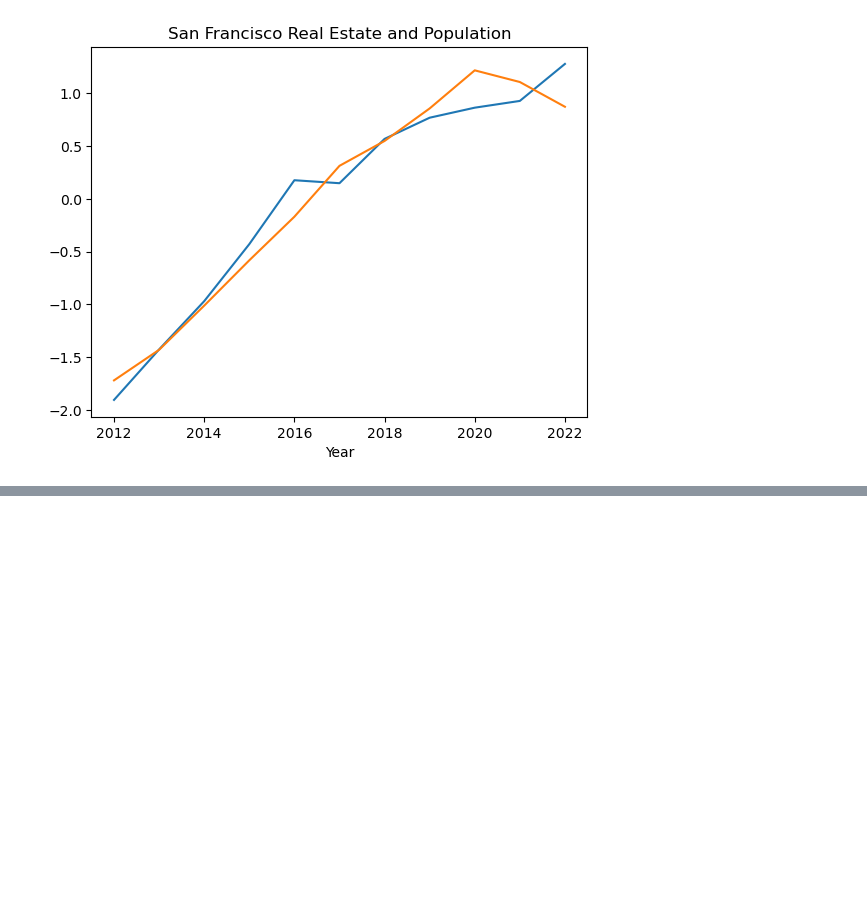
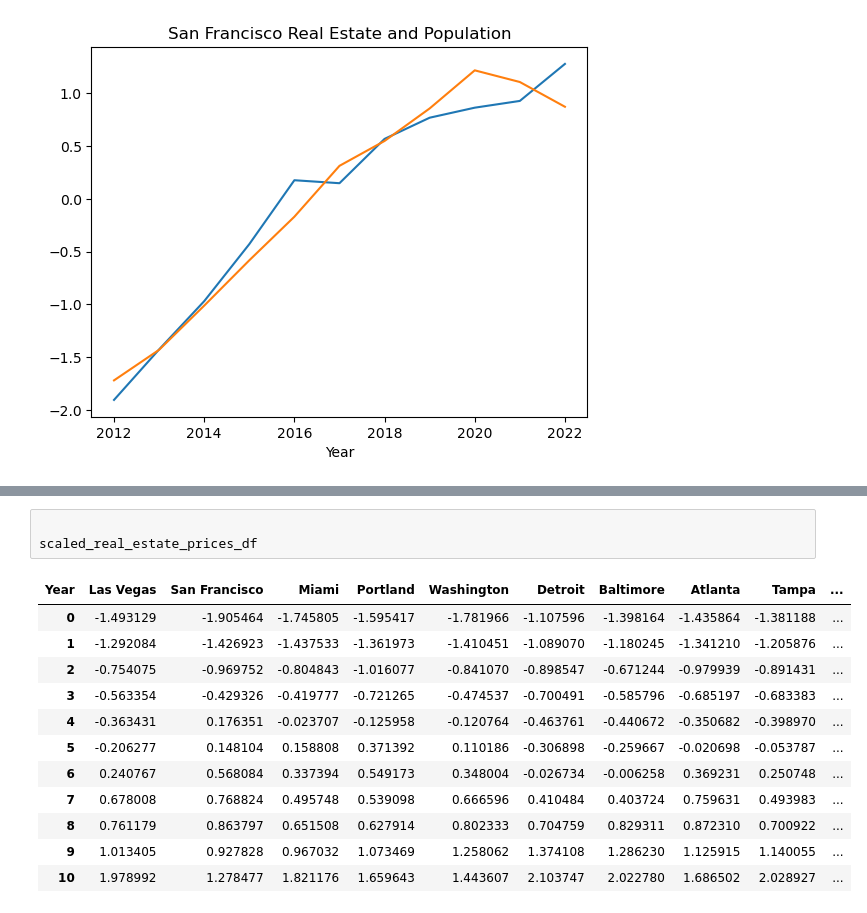
Before and after one commit to MWatkins87/Class_Project_Group_5, a Jupyter notebook: michael_sheridan.ipynb, the cells around one changed output, grey strips where cells are left out. Saved outputs shown, nothing was run; the diff lists cells and outputs as text; blank space fills up the shorter version.

```diff
--- a/michael_sheridan.ipynb
+++ b/michael_sheridan.ipynb
@@ -427,0 +534,16 @@ for city in cities:
+# %%
+
+scaled_real_estate_prices_df
+# %% [output]
+| Year | Las Vegas | San Francisco | Miami | Portland | Washington | Detroit | Baltimore | Atlanta | Tampa | ... |
+| 0 | -1.493129 | -1.905464 | -1.745805 | -1.595417 | -1.781966 | -1.107596 | -1.398164 | -1.435864 | -1.381188 | ... |
+| 1 | -1.292084 | -1.426923 | -1.437533 | -1.361973 | -1.410451 | -1.089070 | -1.180245 | -1.341210 | -1.205876 | ... |
+| 2 | -0.754075 | -0.969752 | -0.804843 | -1.016077 | -0.841070 | -0.898547 | -0.671244 | -0.979939 | -0.891431 | ... |
+| 3 | -0.563354 | -0.429326 | -0.419777 | -0.721265 | -0.474537 | -0.700491 | -0.585796 | -0.685197 | -0.683383 | ... |
+| 4 | -0.363431 | 0.176351 | -0.023707 | -0.125958 | -0.120764 | -0.463761 | -0.440672 | -0.350682 | -0.398970 | ... |
+| 5 | -0.206277 | 0.148104 | 0.158808 | 0.371392 | 0.110186 | -0.306898 | -0.259667 | -0.020698 | -0.053787 | ... |
+| 6 | 0.240767 | 0.568084 | 0.337394 | 0.549173 | 0.348004 | -0.026734 | -0.006258 | 0.369231 | 0.250748 | ... |
+| 7 | 0.678008 | 0.768824 | 0.495748 | 0.539098 | 0.666596 | 0.410484 | 0.403724 | 0.759631 | 0.493983 | ... |
+| 8 | 0.761179 | 0.863797 | 0.651508 | 0.627914 | 0.802333 | 0.704759 | 0.829311 | 0.872310 | 0.700922 | ... |
+| 9 | 1.013405 | 0.927828 | 0.967032 | 1.073469 | 1.258062 | 1.374108 | 1.286230 | 1.125915 | 1.140055 | ... |
+| 10 | 1.978992 | 1.278477 | 1.821176 | 1.659643 | 1.443607 | 2.103747 | 2.022780 | 1.686502 | 2.028927 | ... |
```
Also changed, not shown: parts of 5 cells of this notebook.
